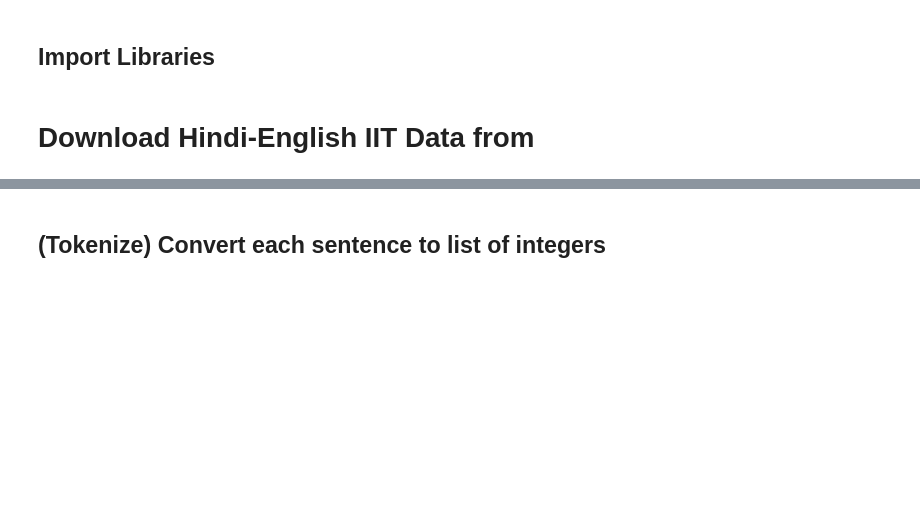
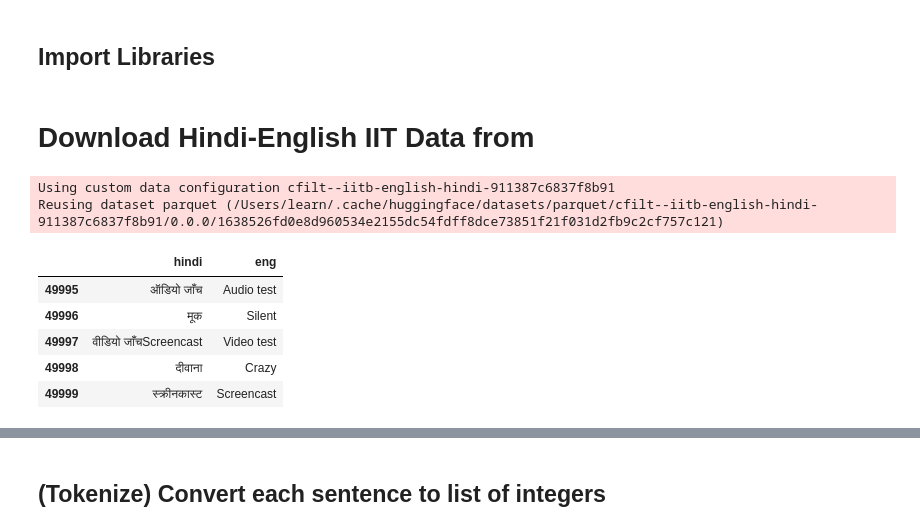
Before and after one commit to ASIF-Mahmud1/machine-translation, a Jupyter notebook: train/hindi_to_english/hindi_to_english2.ipynb, the cells around one changed output, grey strips where cells are left out. Drawn from its saved outputs; the diff is of its cells as text; code cells hidden in the pictures; blank space fills up the shorter version.

```diff
--- a/train/hindi_to_english/hindi_to_english2.ipynb
+++ b/train/hindi_to_english/hindi_to_english2.ipynb
@@ -21,15 +21,24 @@ pd.set_option('display.max_colwidth', 200)
 # %%
 dataset = load_dataset("cfilt/iitb-english-hindi")
 
 pairs=[]
 for translation_pair in dataset["train"]["translation"]:
   source_sentence = translation_pair["hi"]
   target_sentence = translation_pair["en"]
   pairs.append([source_sentence, target_sentence])
 
 lines= pd.DataFrame(columns=[ "hindi","eng"], data=pairs)
-lines= lines[:10000]
+lines= lines[:50000]
 lines.tail()
+# %% [output]
+Using custom data configuration cfilt--iitb-english-hindi-911387c6837f8b91
+Reusing dataset parquet (/Users/learn/.cache/huggingface/datasets/parquet/cfilt--iitb-english-hindi-911387c6837f8b91/0.0.0/1638526fd0e8d960534e2155dc54fdff8dce73851f21f031d2fb9c2cf757c121)
+|  | hindi | eng |
+| 49995 | ऑडियो जाँच | Audio test |
+| 49996 | मूक | Silent |
+| 49997 | वीडियो जाँचScreencast | Video test |
+| 49998 | दीवाना | Crazy |
+| 49999 | स्क्रीनकास्ट | Screencast |
 # %%
 ######### Remove Punctuation
 lines['hindi']= [ (sent.translate(str.maketrans('', '', string.punctuation)) )    for sent in lines['hindi']  ]
```
Also changed, not shown: parts of 23 cells of this notebook, 4 other files.
